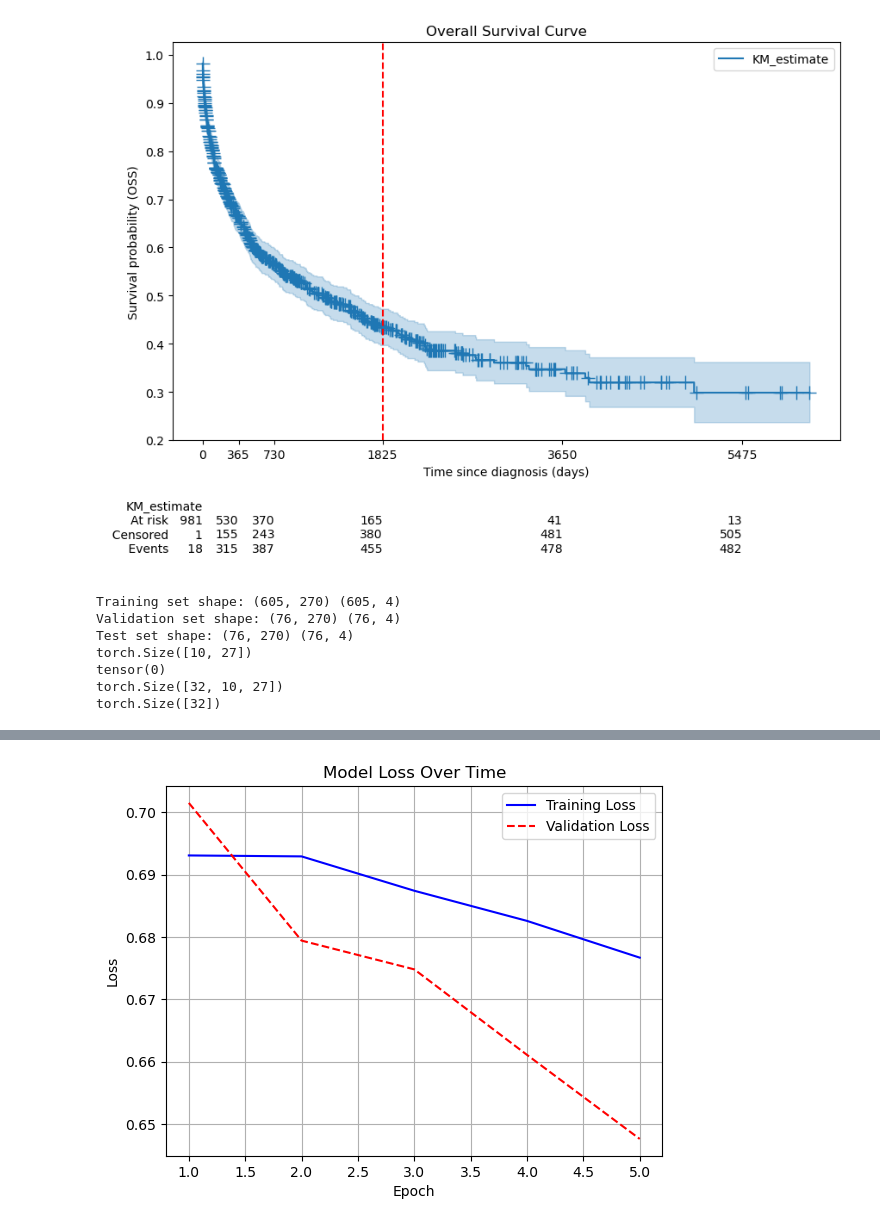
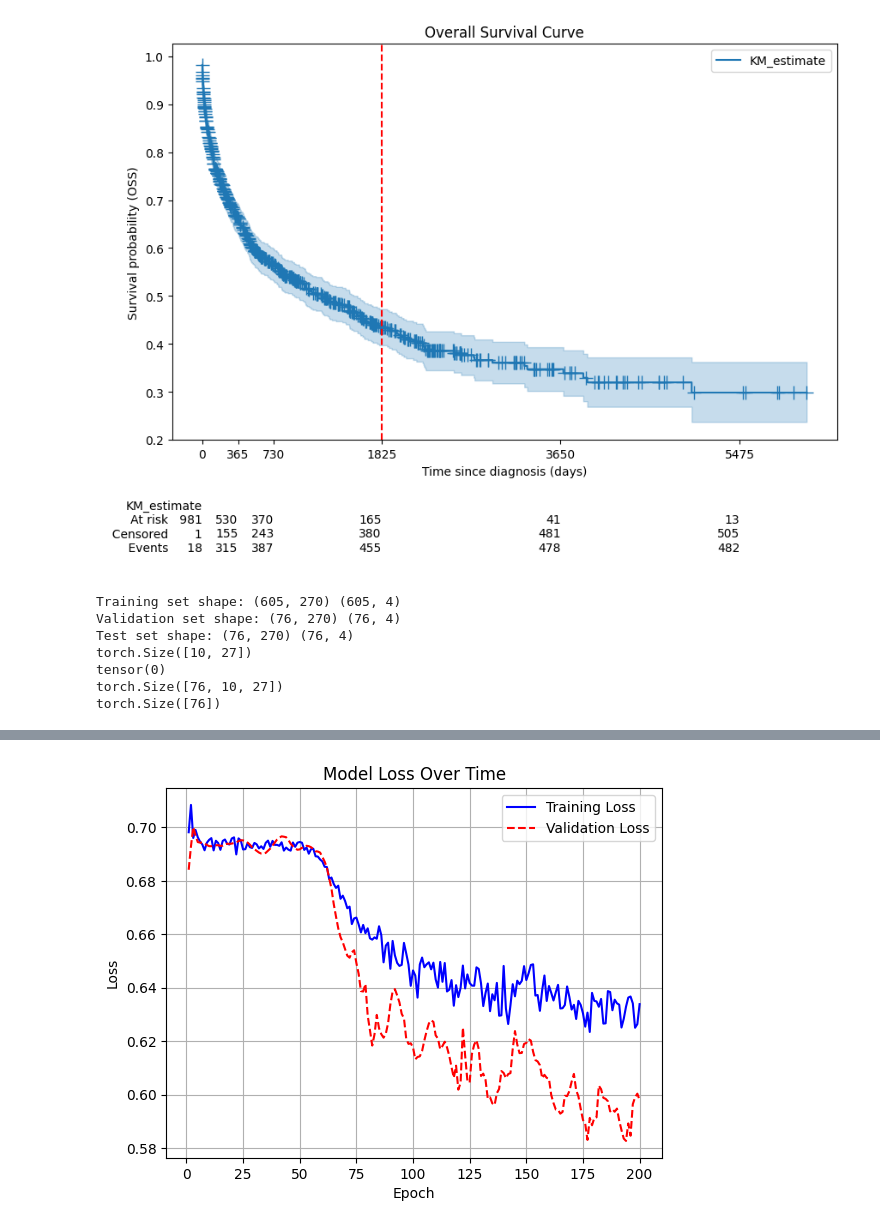
Before and after one commit to eric-fey-hus/ukko, a Jupyter notebook: Example_AML_test.ipynb, the cells around one changed output, grey strips where cells are left out. Cells and saved outputs as stored; diff of their text form; code cells hidden in the pictures.

```diff
--- a/Example_AML_test.ipynb
+++ b/Example_AML_test.ipynb
@@ -389,11 +389,11 @@ print("Test set shape:", X_test.shape, y_test.shape)
 # dataset = CustomDataset(df_x_2year, df_y_2year)
 # dataloader = DataLoader(dataset, batch_size=2, shuffle=False)
 dataset_train = CustomDataset(X_train, y_train)
-train_loader = DataLoader(dataset_train, batch_size=32, shuffle=True)
+train_loader = DataLoader(dataset_train, batch_size=605, shuffle=True)
 dataset_val = CustomDataset(X_val, y_val)
-val_loader = DataLoader(dataset_val, batch_size=32, shuffle=False)
+val_loader = DataLoader(dataset_val, batch_size=605, shuffle=False)
 dataset_test = CustomDataset(X_test, y_test)
-test_loader = DataLoader(dataset_test, batch_size=32, shuffle=False)
+test_loader = DataLoader(dataset_test, batch_size=605, shuffle=False)
 
 
 x,y = dataset_test[1]
@@ -416,8 +416,8 @@ Validation set shape: (76, 270) (76, 4)
 Test set shape: (76, 270) (76, 4)
 torch.Size([10, 27])
 tensor(0)
-torch.Size([32, 10, 27])
-torch.Size([32])
+torch.Size([76, 10, 27])
+torch.Size([76])
 # %%
 importlib.reload(ukko.data)
 importlib.reload(ukko.core)
@@ -452,8 +452,8 @@ model = ukko.core.DualAttentionClassifier1(
     time_steps=timepoints,
     n_classes=2, # 2 classes: 0=alive, 1=death
     d_model=32,
-    n_heads=8,
-    dropout=0.1,
+    n_heads=4,
+    dropout=0.2,
 )
 
 def train_sine_model(model, train_loader, val_loader, epochs=100, lr=0.001, device='cpu', verbose=True):
@@ -508,7 +508,8 @@ def train_sine_model(model, train_loader, val_loader, epochs=100, lr=0.001, devi
         history['val_loss'].append(val_loss)
 
         if verbose:
-            print(f"Epoch {epoch+1:3.0f}/{epochs}, Train Loss: {train_loss:1.4f}, Val Loss: {val_loss:1.4f}")
+            if epoch%10==0:
+                print(f"Epoch {epoch+1:3.0f}/{epochs}, Train Loss: {train_loss:1.4f}, Val Loss: {val_loss:1.4f}")
             #print(f"Train Loss: {train_loss:1.4f}")
             #print(f"Val Loss: {val_loss:1.4f}")
 
@@ -518,7 +519,7 @@ def train_sine_model(model, train_loader, val_loader, epochs=100, lr=0.001, devi
             torch.save(model.state_dict(), 'best_sine_model.pt')
 
 # Train the model
-train_sine_model(model, train_loader, val_loader, epochs=5)
+train_sine_model(model, train_loader, val_loader, epochs=200, device='cuda')
 history1 = history
 
 # Visualize training
@@ -538 +549 @@ Epoch   5/5, Train Loss: 0.6767, Val Loss: 0.6476
-[figure, old version]
+[figure, new version]
```
Also changed, not shown: parts of 5 cells of this notebook, 1 other file.
